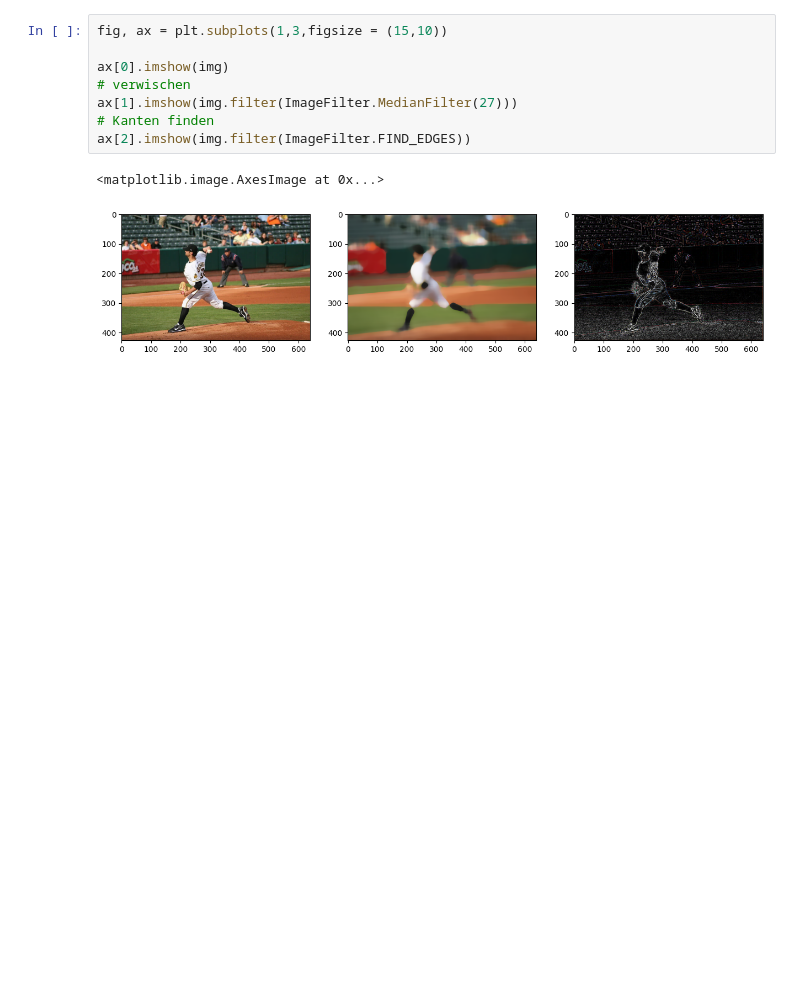
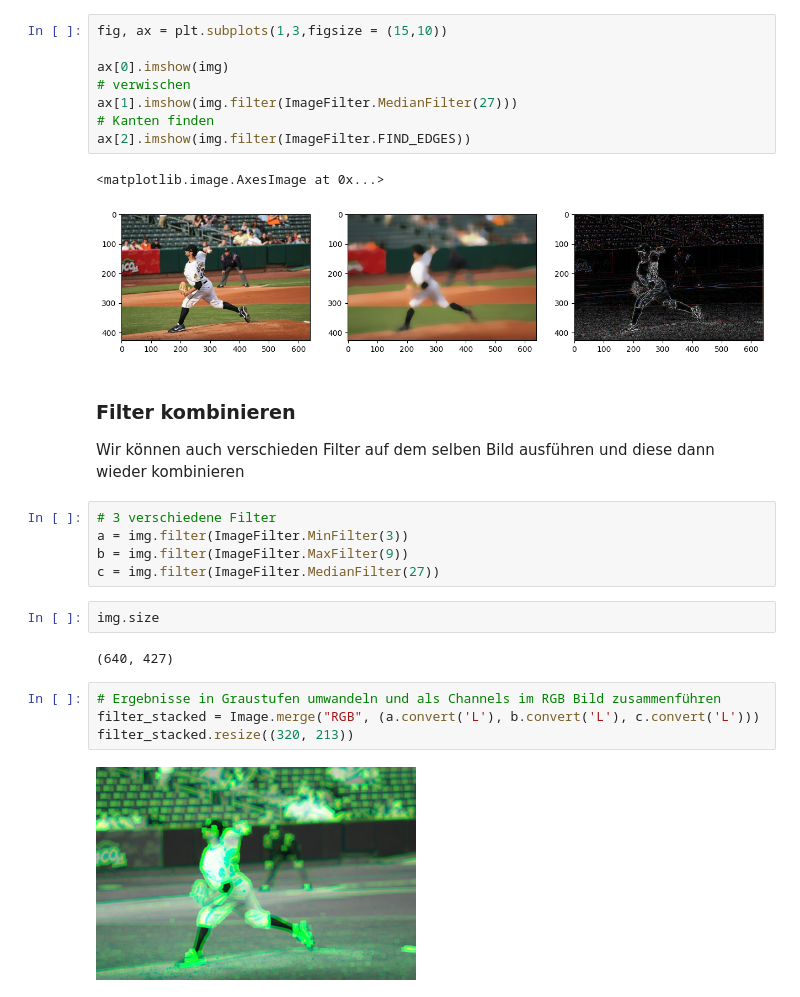
Before and after one commit to jansoe/AICA, a Jupyter notebook: Convolution_basics.ipynb, the cells around one changed output. Saved outputs shown, nothing was run; the diff lists cells and outputs as text; blank space fills up the shorter version.

```diff
--- a/Convolution_basics.ipynb
+++ b/Convolution_basics.ipynb
@@ -156,3 +156,21 @@ ax[2].imshow(img.filter(ImageFilter.FIND_EDGES))
 # %% [output]
 <matplotlib.image.AxesImage at 0x...>
 [figure]
+# %% [markdown]
+### Filter kombinieren
+Wir können auch verschieden Filter auf dem selben Bild ausführen und diese dann wieder kombinieren
+# %%
+# 3 verschiedene Filter
+a = img.filter(ImageFilter.MinFilter(3))
+b = img.filter(ImageFilter.MaxFilter(9))
+c = img.filter(ImageFilter.MedianFilter(27))
+# %%
+img.size
+# %% [output]
+(640, 427)
+# %%
+# Ergebnisse in Graustufen umwandeln und als Channels im RGB Bild zusammenführen
+filter_stacked = Image.merge("RGB", (a.convert('L'), b.convert('L'), c.convert('L')))
+filter_stacked.resize((320, 213))
+# %% [output]
+[figure, added]
```
Also changed, not shown: parts of 2 cells of this notebook.
